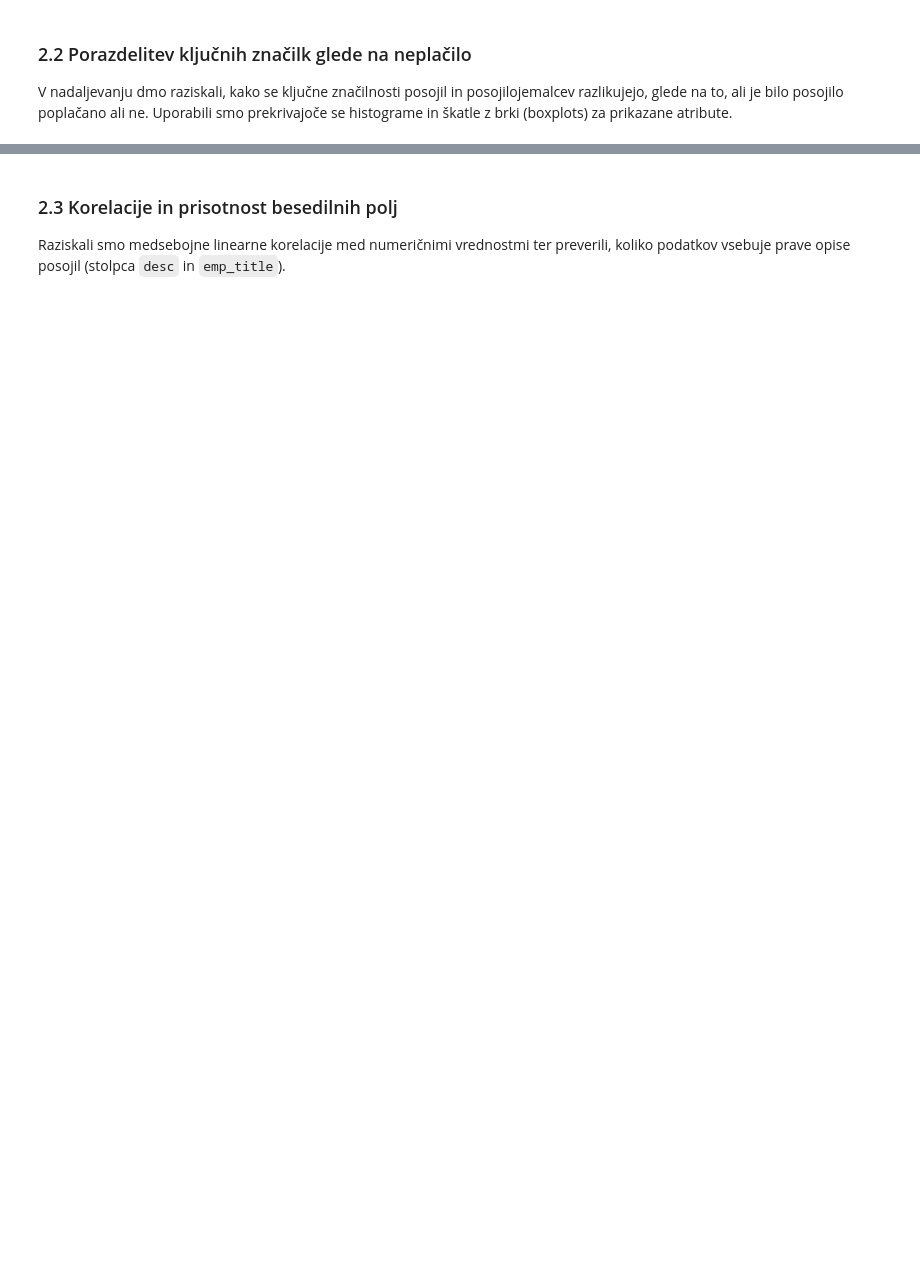
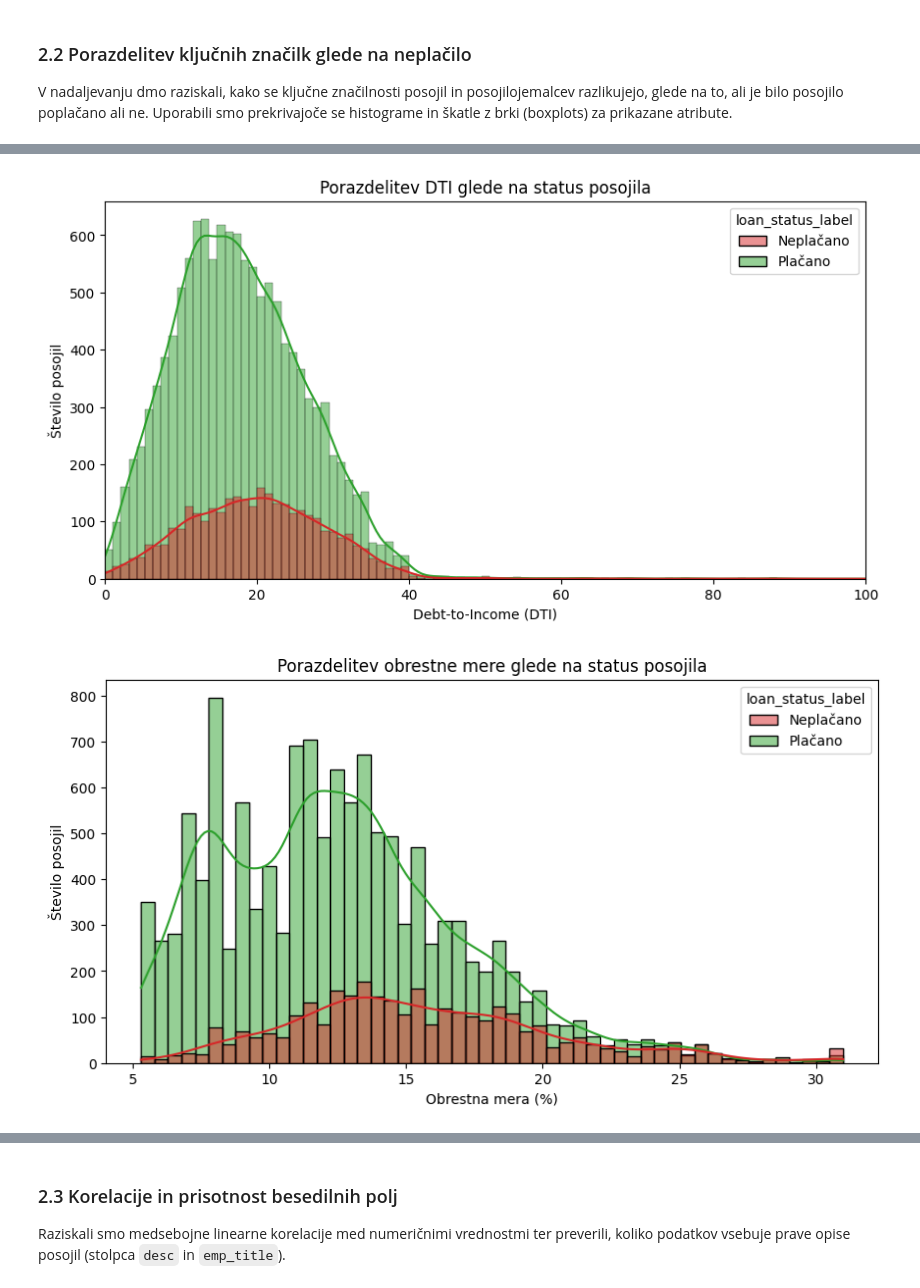
Before and after one commit to bjaksic84/PR2612, a Jupyter notebook: notebooks/01_eda_preprocessing.ipynb, the cells around one changed output, grey strips where cells are left out. Saved outputs shown, nothing was run; the diff lists cells and outputs as text; code cells hidden in the pictures; blank space fills up the shorter version.

```diff
--- a/notebooks/01_eda_preprocessing.ipynb
+++ b/notebooks/01_eda_preprocessing.ipynb
@@ -38,0 +79,41 @@ Uporabili smo prekrivajoče se histograme in škatle z brki (boxplots) za prikaz
+# %%
+# Dodamo labelo za bolj razumljiv prikaz
+train_df['loan_status_label'] = train_df['loan_status'].map({0: 'Plačano', 1: 'Neplačano'})
+
+colors = ['#d62728','#2ca02c']
+
+# 1. DTI
+plt.figure(figsize=(10,5))
+sns.histplot(data=train_df, x='dti', hue='loan_status_label', kde=True, palette=colors, kde_kws={'clip': (0, 100)})
+plt.title("Porazdelitev DTI glede na status posojila")
+plt.xlabel("Debt-to-Income (DTI)")
+plt.ylabel("Število posojil")
+plt.xlim(0, 100)
+plt.show()
+
+# 2. Obrestna mera
+plt.figure(figsize=(10,5))
+sns.histplot(data=train_df, x='int_rate', hue='loan_status_label', kde=True, palette=colors)
+plt.title("Porazdelitev obrestne mere glede na status posojila")
+plt.xlabel("Obrestna mera (%)")
+plt.ylabel("Število posojil")
+plt.show()
+
+# 3. FICO range low
+plt.figure(figsize=(10,5))
+sns.histplot(data=train_df, x='fico_range_low', hue='loan_status_label', kde=True, palette=colors)
+plt.title("Porazdelitev FICO (nižja meja) glede na status posojila")
+plt.xlabel("FICO (nižja meja)")
+plt.ylabel("Število posojil")
+plt.show()
+
+# 4. Revolving utilization
+plt.figure(figsize=(10,5))
+sns.histplot(data=train_df, x='revol_util', hue='loan_status_label', kde=True, palette=colors)
+plt.title("Porazdelitev revolving utilization glede na status posojila")
+plt.xlabel("Revolving Utilization (%)")
+plt.ylabel("Število posojil")
+plt.show()
+# %% [output]
+[figure, added]
+[figure, added]
```
Also changed, not shown: parts of 17 cells of this notebook, 1 other file.
